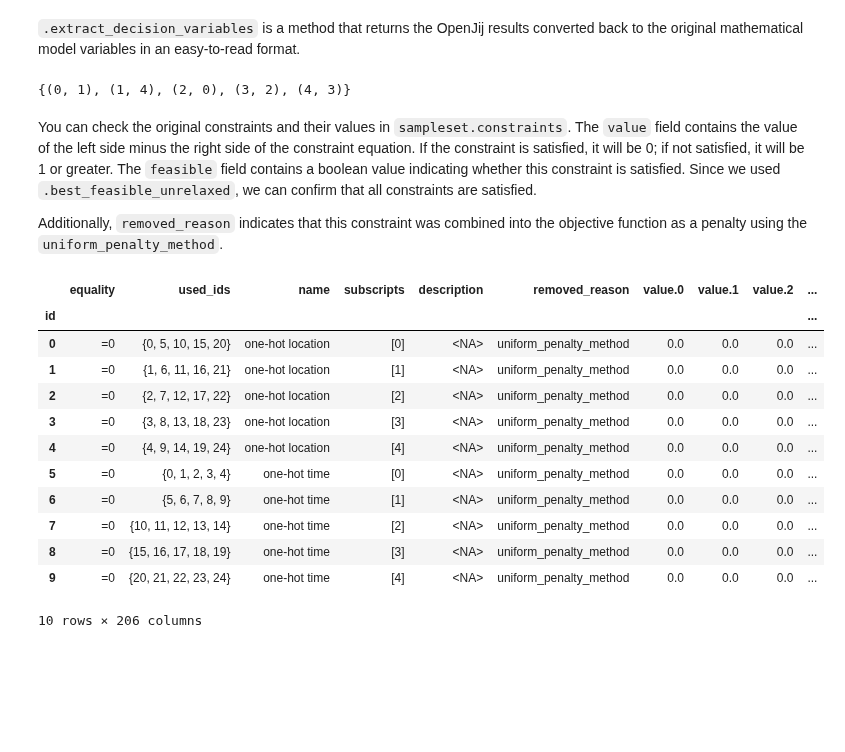
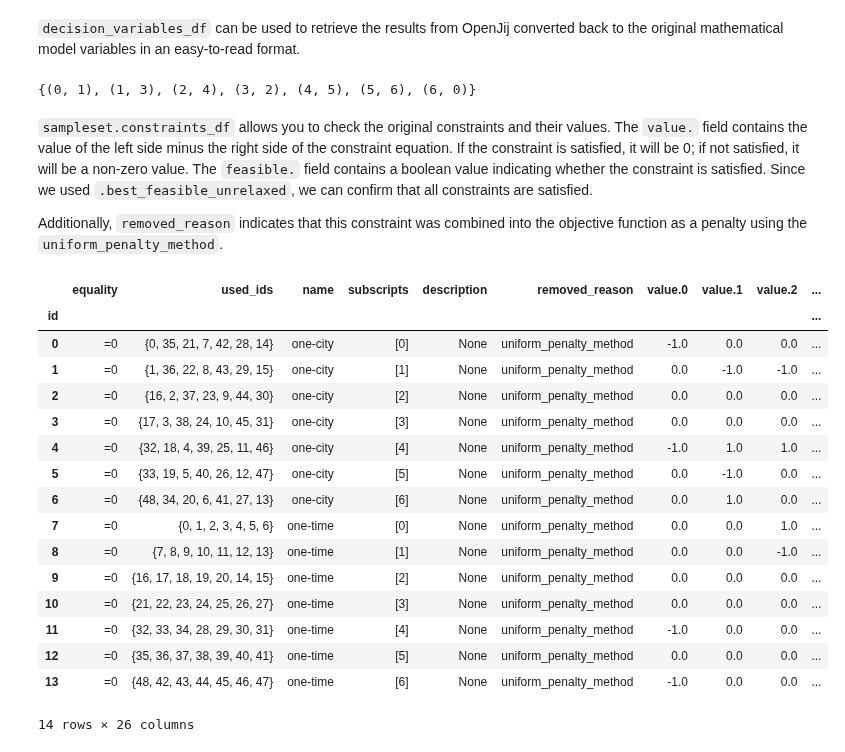
Before and after one commit to Jij-Inc/OpenJij, a Jupyter notebook: docs/en/tutorial/004-jijmodeling_openjij_tsp.ipynb, the cells around one changed output. Drawn from its saved outputs; the diff is of its cells as text; code cells hidden in the pictures; blank space fills up the shorter version.

```diff
--- a/docs/en/tutorial/004-jijmodeling_openjij_tsp.ipynb
+++ b/docs/en/tutorial/004-jijmodeling_openjij_tsp.ipynb
@@ -138,9 +151,7 @@ In this problem, we need to pass values for `N` and `dist`.
 # %%
 XX, XX_T = np.meshgrid(x_pos, x_pos)
 YY, YY_T = np.meshgrid(y_pos, y_pos)
-distance = np.sqrt((XX - XX_T)**2 + (YY - YY_T)**2)
-instance_data = {
-    "N":N,"dist": distance
-}
+inst_d = np.sqrt((XX - XX_T)**2 + (YY - YY_T)**2)
+instance_data = {"N": inst_N, "dist": inst_d}
 instance_data
 # %% [output]
@@ -165 +178,4 @@ instance = interpreter.eval_problem(problem)
+# %%
+# Substitute instance_data into problem to get OMMX instance
+instance = problem.eval(instance_data)
 # %% [markdown]
@@ -207,4 +222,6 @@ import openjij as oj
 # %%
-sampler = oj.SASampler()
-res = sampler.sample_qubo(Q=qubo, num_reads=100)
+from openjij import SASampler
+
+sampler = SASampler()
+res = sampler.sample_qubo(Q=qubo, num_reads=10)
 # %% [markdown]
@@ -213,10 +229,10 @@ Since running optimization with OpenJij returns a sequence of 0s and 1s, which i
 # %%
-import ommx_openjij_adapter as oj_ad
+from ommx_openjij_adapter import OMMXOpenJijSAAdapter
 
 # Adapter handles conversion between OMMX Instance and OpenJij
-adapter = oj_ad.OMMXOpenJijSAAdapter(instance)
+adapter = OMMXOpenJijSAAdapter(instance)
 
 # Convert OpenJij results to OMMX SampleSet.
-# At this point, it calculates the objective function of the original optimization problem and checks if constraints are satisfied.
+# At this point, it calculates the objective function and checks if constraints are satisfied.
 sampleset = adapter.decode_to_sampleset(res)
 # %% [markdown]
@@ -230,28 +244,32 @@ best_sample = sampleset.best_feasible_unrelaxed()
 # %% [markdown]
-`.extract_decision_variables` is a method that returns the OpenJij results converted back to the original mathematical model variables in an easy-to-read format.
+`decision_variables_df` can be used to retrieve the results from OpenJij converted back to the original mathematical model variables in an easy-to-read format.
-# %%
-x_value: dict[tuple[int, int], float] = best_sample.extract_decision_variables("x")
-nonzero_keys = {k for k, v in x_value.items() if v > 0.5}
-nonzero_keys
-# %% [output]
-{(0, 1), (1, 4), (2, 0), (3, 2), (4, 3)}
+# %%
+df = best_sample.decision_variables_df
+nonzero_keys = {tuple(row["subscripts"]) for _, row in df.iterrows() if row["value"] > 0.5}
+nonzero_keys
+# %% [output]
+{(0, 1), (1, 3), (2, 4), (3, 2), (4, 5), (5, 6), (6, 0)}
 # %% [markdown]
-You can check the original constraints and their values in `sampleset.constraints`. The `value` field contains the value of the left side minus the right side of the constraint equation. If the constraint is satisfied, it will be 0; if not satisfied, it will be 1 or greater. The `feasible` field contains a boolean value indicating whether this constraint is satisfied. Since we used `.best_feasible_unrelaxed`, we can confirm that all constraints are satisfied.
+`sampleset.constraints_df` allows you to check the original constraints and their values. The `value.` field contains the value of the left side minus the right side of the constraint equation. If the constraint is satisfied, it will be 0; if not satisfied, it will be a non-zero value. The `feasible.` field contains a boolean value indicating whether the constraint is satisfied. Since we used `.best_feasible_unrelaxed`, we can confirm that all constraints are satisfied.
 
 Additionally, `removed_reason` indicates that this constraint was combined into the objective function as a penalty using the `uniform_penalty_method`.
 # %%
-sampleset.constraints
+sampleset.constraints_df
 # %% [output]
 |  | equality | used_ids | name | subscripts | description | removed_reason | value.0 | value.1 | value.2 | ... |
 | id |  |  |  |  |  |  |  |  |  | ... |
-| 0 | =0 | {0, 5, 10, 15, 20} | one-hot location | [0] | <NA> | uniform_penalty_method | 0.0 | 0.0 | 0.0 | ... |
-| 1 | =0 | {1, 6, 11, 16, 21} | one-hot location | [1] | <NA> | uniform_penalty_method | 0.0 | 0.0 | 0.0 | ... |
-| 2 | =0 | {2, 7, 12, 17, 22} | one-hot location | [2] | <NA> | uniform_penalty_method | 0.0 | 0.0 | 0.0 | ... |
-| 3 | =0 | {3, 8, 13, 18, 23} | one-hot location | [3] | <NA> | uniform_penalty_method | 0.0 | 0.0 | 0.0 | ... |
-| 4 | =0 | {4, 9, 14, 19, 24} | one-hot location | [4] | <NA> | uniform_penalty_method | 0.0 | 0.0 | 0.0 | ... |
-| 5 | =0 | {0, 1, 2, 3, 4} | one-hot time | [0] | <NA> | uniform_penalty_method | 0.0 | 0.0 | 0.0 | ... |
-| 6 | =0 | {5, 6, 7, 8, 9} | one-hot time | [1] | <NA> | uniform_penalty_method | 0.0 | 0.0 | 0.0 | ... |
-| 7 | =0 | {10, 11, 12, 13, 14} | one-hot time | [2] | <NA> | uniform_penalty_method | 0.0 | 0.0 | 0.0 | ... |
-| 8 | =0 | {15, 16, 17, 18, 19} | one-hot time | [3] | <NA> | uniform_penalty_method | 0.0 | 0.0 | 0.0 | ... |
-| 9 | =0 | {20, 21, 22, 23, 24} | one-hot time | [4] | <NA> | uniform_penalty_method | 0.0 | 0.0 | 0.0 | ... |
+| 0 | =0 | {0, 35, 21, 7, 42, 28, 14} | one-city | [0] | None | uniform_penalty_method | -1.0 | 0.0 | 0.0 | ... |
+| 1 | =0 | {1, 36, 22, 8, 43, 29, 15} | one-city | [1] | None | uniform_penalty_method | 0.0 | -1.0 | -1.0 | ... |
+| 2 | =0 | {16, 2, 37, 23, 9, 44, 30} | one-city | [2] | None | uniform_penalty_method | 0.0 | 0.0 | 0.0 | ... |
+| 3 | =0 | {17, 3, 38, 24, 10, 45, 31} | one-city | [3] | None | uniform_penalty_method | 0.0 | 0.0 | 0.0 | ... |
+| 4 | =0 | {32, 18, 4, 39, 25, 11, 46} | one-city | [4] | None | uniform_penalty_method | -1.0 | 1.0 | 1.0 | ... |
+| 5 | =0 | {33, 19, 5, 40, 26, 12, 47} | one-city | [5] | None | uniform_penalty_method | 0.0 | -1.0 | 0.0 | ... |
+| 6 | =0 | {48, 34, 20, 6, 41, 27, 13} | one-city | [6] | None | uniform_penalty_method | 0.0 | 1.0 | 0.0 | ... |
+| 7 | =0 | {0, 1, 2, 3, 4, 5, 6} | one-time | [0] | None | uniform_penalty_method | 0.0 | 0.0 | 1.0 | ... |
+| 8 | =0 | {7, 8, 9, 10, 11, 12, 13} | one-time | [1] | None | uniform_penalty_method | 0.0 | 0.0 | -1.0 | ... |
+| 9 | =0 | {16, 17, 18, 19, 20, 14, 15} | one-time | [2] | None | uniform_penalty_method | 0.0 | 0.0 | 0.0 | ... |
+| 10 | =0 | {21, 22, 23, 24, 25, 26, 27} | one-time | [3] | None | uniform_penalty_method | 0.0 | 0.0 | 0.0 | ... |
+| 11 | =0 | {32, 33, 34, 28, 29, 30, 31} | one-time | [4] | None | uniform_penalty_method | -1.0 | 0.0 | 0.0 | ... |
+| 12 | =0 | {35, 36, 37, 38, 39, 40, 41} | one-time | [5] | None | uniform_penalty_method | 0.0 | 0.0 | 0.0 | ... |
+| 13 | =0 | {48, 42, 43, 44, 45, 46, 47} | one-time | [6] | None | uniform_penalty_method | -1.0 | 0.0 | 0.0 | ... |
-10 rows × 206 columns
+14 rows × 26 columns
```
Also changed, not shown: parts of 46 cells of this notebook, 1 other file.
